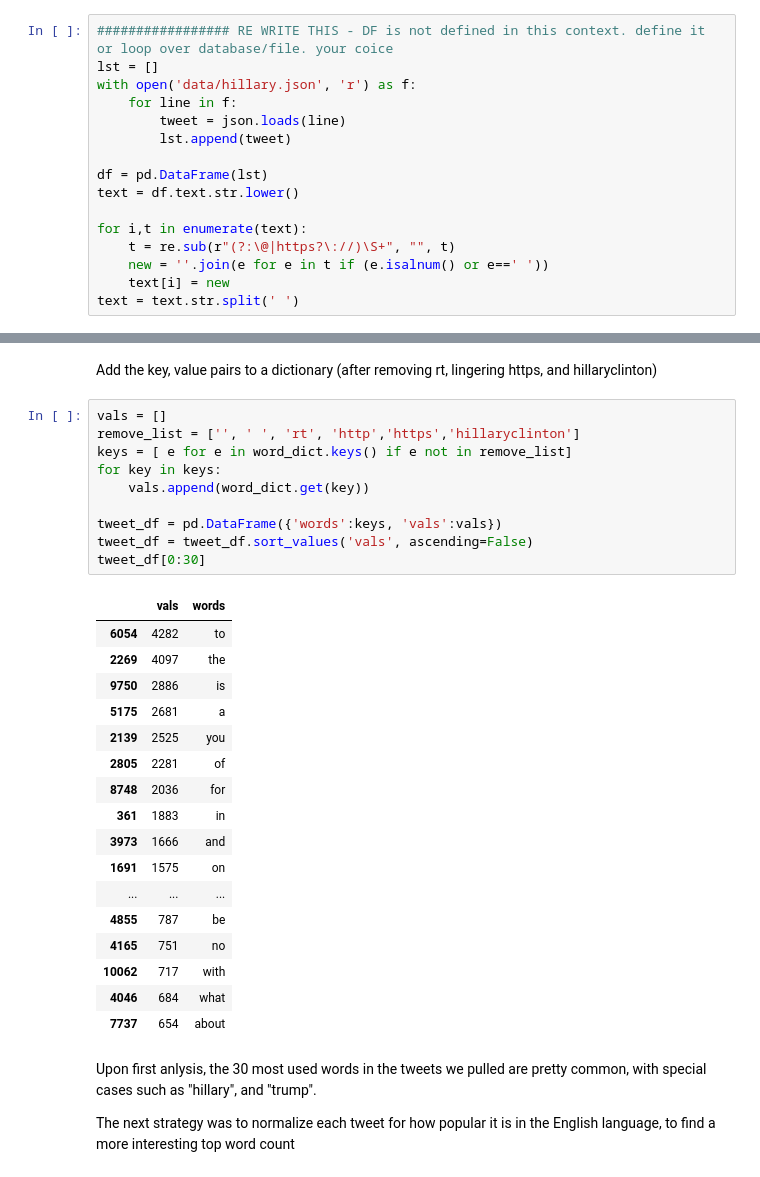
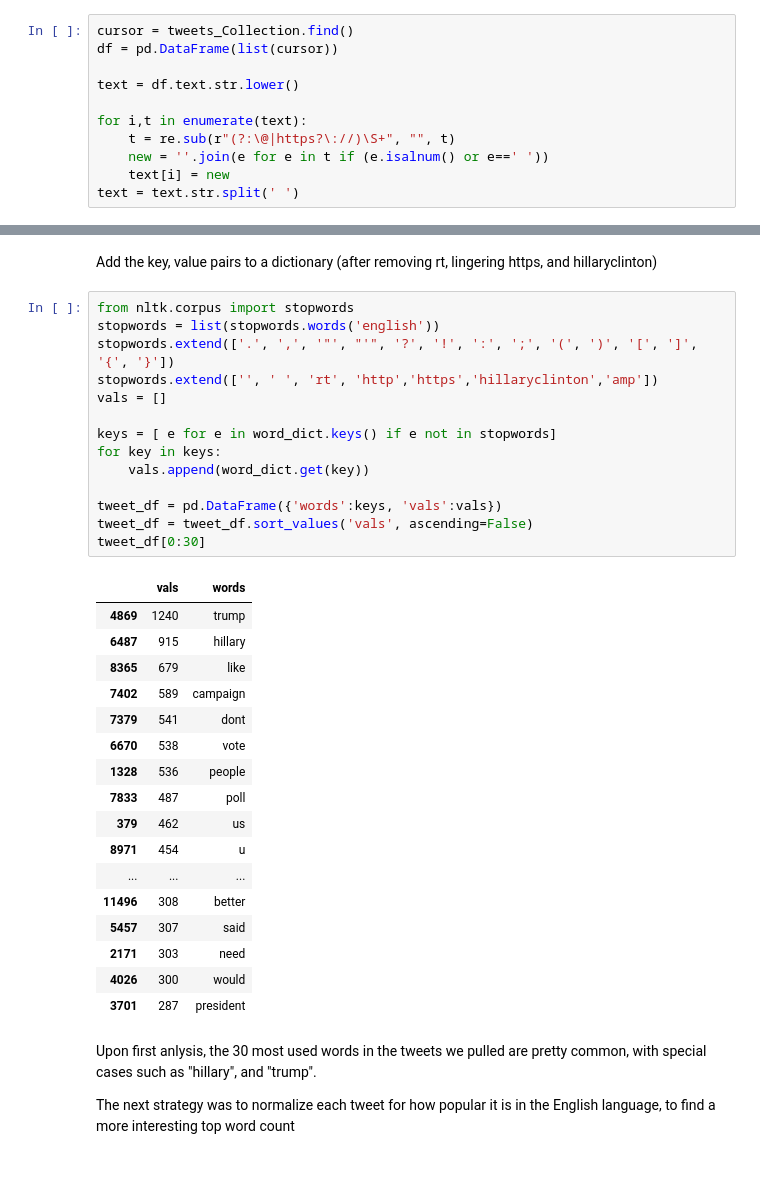
Before and after one commit to MBeaulieu22/casestudy1, a Jupyter notebook: CaseStudy1.ipynb, the cells around one changed output, grey strips where cells are left out. Cells and saved outputs as stored; diff of their text form.

```diff
--- a/CaseStudy1.ipynb
+++ b/CaseStudy1.ipynb
@@ -135,14 +142,9 @@ NameError: name 'StreamListener' is not defined
 * make it lower case
 * remove http links and non alphanum characters
 # %%
-################# RE WRITE THIS - DF is not defined in this context. define it or loop over database/file. your coice
-lst = []
-with open('data/hillary.json', 'r') as f:
-    for line in f:
-        tweet = json.loads(line)
-        lst.append(tweet)
+cursor = tweets_Collection.find()
+df = pd.DataFrame(list(cursor))
 
-df = pd.DataFrame(lst)
 text = df.text.str.lower()
 
 for i,t in enumerate(text):
@@ -164,33 +166,37 @@ for r in range(text.shape[0]):
 # %% [markdown]
 Add the key, value pairs to a dictionary (after removing rt, lingering https, and hillaryclinton)
 # %%
+from nltk.corpus import stopwords
+stopwords = list(stopwords.words('english'))
+stopwords.extend(['.', ',', '"', "'", '?', '!', ':', ';', '(', ')', '[', ']', '{', '}'])
+stopwords.extend(['', ' ', 'rt', 'http','https','hillaryclinton','amp'])
 vals = []
-remove_list = ['', ' ', 'rt', 'http','https','hillaryclinton']
-keys = [ e for e in word_dict.keys() if e not in remove_list]
+
+keys = [ e for e in word_dict.keys() if e not in stopwords]
 for key in keys:
     vals.append(word_dict.get(key))
 
 tweet_df = pd.DataFrame({'words':keys, 'vals':vals})
 tweet_df = tweet_df.sort_values('vals', ascending=False)
 tweet_df[0:30]
 # %% [output]
 |  | vals | words |
-| 6054 | 4282 | to |
-| 2269 | 4097 | the |
-| 9750 | 2886 | is |
-| 5175 | 2681 | a |
-| 2139 | 2525 | you |
-| 2805 | 2281 | of |
-| 8748 | 2036 | for |
-| 361 | 1883 | in |
-| 3973 | 1666 | and |
-| 1691 | 1575 | on |
+| 4869 | 1240 | trump |
+| 6487 | 915 | hillary |
+| 8365 | 679 | like |
+| 7402 | 589 | campaign |
+| 7379 | 541 | dont |
+| 6670 | 538 | vote |
+| 1328 | 536 | people |
+| 7833 | 487 | poll |
+| 379 | 462 | us |
+| 8971 | 454 | u |
 | ... | ... | ... |
-| 4855 | 787 | be |
-| 4165 | 751 | no |
-| 10062 | 717 | with |
-| 4046 | 684 | what |
-| 7737 | 654 | about |
+| 11496 | 308 | better |
+| 5457 | 307 | said |
+| 2171 | 303 | need |
+| 4026 | 300 | would |
+| 3701 | 287 | president |
 # %% [markdown]
 Upon first anlysis, the 30 most used words in the tweets we pulled are pretty common, with special cases such as "hillary", and "trump".
 
```
Also changed, not shown: parts of 13 cells of this notebook.
